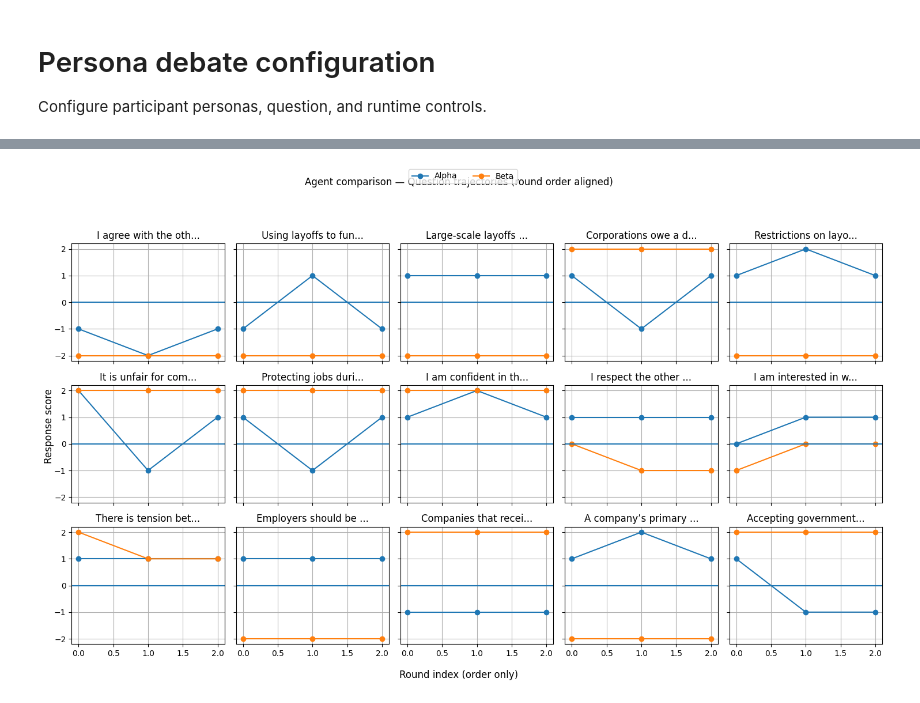
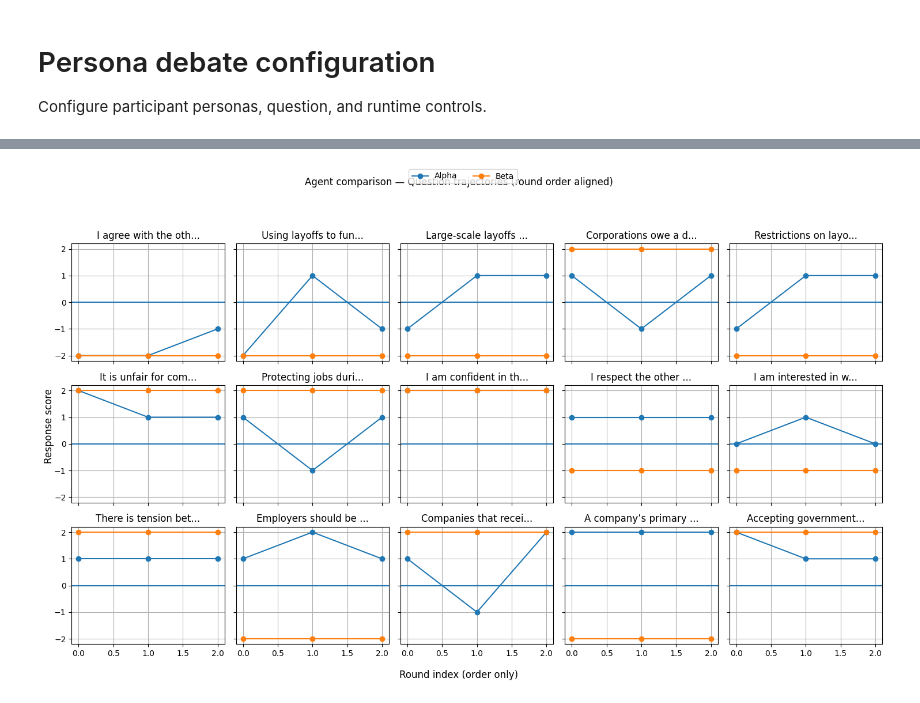
Before and after one commit to danmohad/LLMAgora, a Jupyter notebook: notebooks/demo_persona_survey.ipynb, the cells around one changed output, grey strips where cells are left out. Saved outputs shown, nothing was run; the diff lists cells and outputs as text; code cells hidden in the pictures.

Commit message:
Added survey private and public prompt feature

```diff
--- a/notebooks/demo_persona_survey.ipynb
+++ b/notebooks/demo_persona_survey.ipynb
@@ -116,23 +117,29 @@ Turn 11 | Beta (post-interview) (excluded): I held firm that workers who fulfill
 # %%
 import math
-responses = persona_agora.survey_respose
-agents_dict = {persona_agents[i].id: persona_agents[i].name for i in range(len(persona_agents))}
+
+responses = persona_agora.survey_private_response
+agents_dict = {
+    persona_agents[i].id: persona_agents[i].name for i in range(len(persona_agents))
+}
 agent_ids = list(responses.keys())
 
 # Infer all questions
-questions = sorted({
-    q
-    for agent_data in responses.values()
-    for round_data in agent_data.values()
-    for q in round_data
-})
+questions = sorted(
+    {
+        q
+        for agent_data in responses.values()
+        for round_data in agent_data.values()
+        for q in round_data
+    }
+)
 
 n = len(questions)
 ncols = min(5, n)
 nrows = math.ceil(n / ncols)
 
 fig, axes = plt.subplots(
-    nrows, ncols,
+    nrows,
+    ncols,
     figsize=(3 * ncols, 3 * nrows),
     sharex=True,
     sharey=True,
@@ -147,38 +154,35 @@ for ax, q in zip(axes, questions):
         # Sort rounds and reindex by order
         sorted_rounds = sorted(agent_data.keys())
         round_index = list(range(len(sorted_rounds)))
 
-        y = [
-            agent_data[r].get(q, None)
-            for r in sorted_rounds
-        ]
+        y = [agent_data[r].get(q, None) for r in sorted_rounds]
 
         ax.plot(
             round_index,
             y,
             marker="o",
             label=agents_dict[agent_id],  # short id
         )
 
     ax.axhline(0)
     max_length = 20
-    my_str = survey_questions[int(q[1:])-1]
-    truncated_str = my_str[:max_length] + '...' if len(my_str) > 20 else my_str
+    my_str = survey_questions[int(q[1:]) - 1]
+    truncated_str = my_str[:max_length] + "..." if len(my_str) > 20 else my_str
     ax.set_title(truncated_str)
     ax.grid(True)
 
 # Hide unused subplots
-for ax in axes[len(questions):]:
+for ax in axes[len(questions) :]:
     ax.set_visible(False)
 
 fig.suptitle("Agent comparison — Question trajectories (round order aligned)")
 fig.supxlabel("Round index (order only)")
 fig.supylabel("Response score")
 
 handles, labels = axes[0].get_legend_handles_labels()
 fig.legend(handles, labels, loc="upper center", ncol=len(agent_ids))
 
 plt.tight_layout(rect=[0, 0, 1, 0.93])
 plt.show()
 # %% [output]
-[figure, old version]
+[figure, new version]
```
Also changed, not shown: parts of 4 cells of this notebook, 4 other files.
